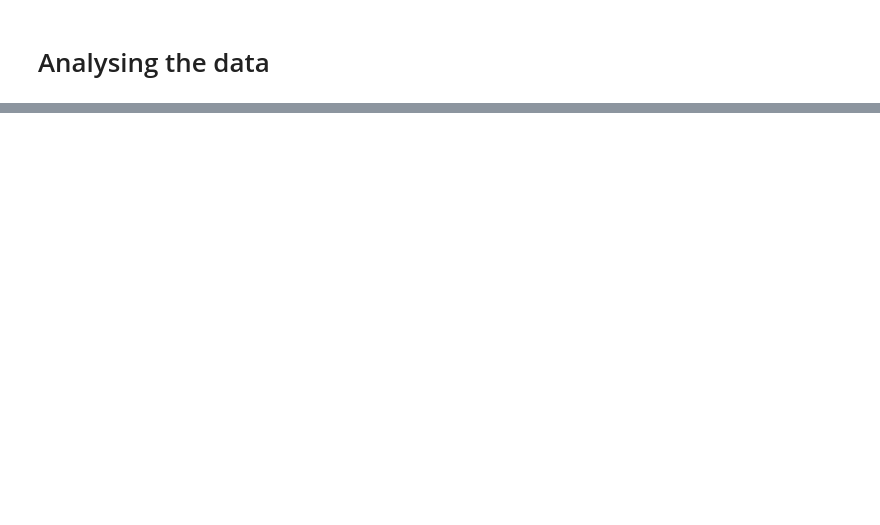
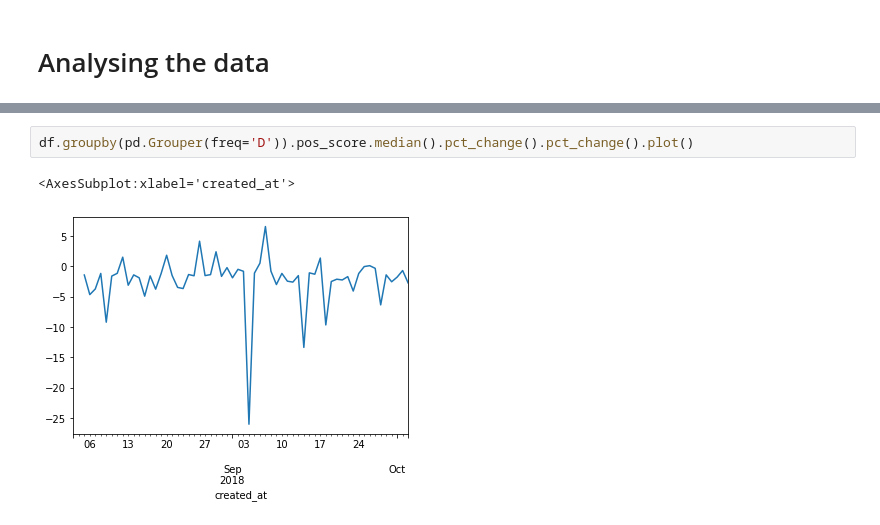
Before and after one commit to inkrement/UNSW_Workshop, a Jupyter notebook: UNSW_Workshop.ipynb, the cells around one changed output, grey strips where cells are left out. Saved outputs shown, nothing was run; the diff lists cells and outputs as text; blank space fills up the shorter version.

```diff
--- a/UNSW_Workshop.ipynb
+++ b/UNSW_Workshop.ipynb
@@ -146,0 +164,5 @@ df.groupby(pd.Grouper(freq='D')).pos_score.median().plot()
+# %%
+df.groupby(pd.Grouper(freq='D')).pos_score.median().pct_change().pct_change().plot()
+# %% [output]
+<AxesSubplot:xlabel='created_at'>
+[figure, added]
```
Also changed, not shown: parts of 4 cells of this notebook.
